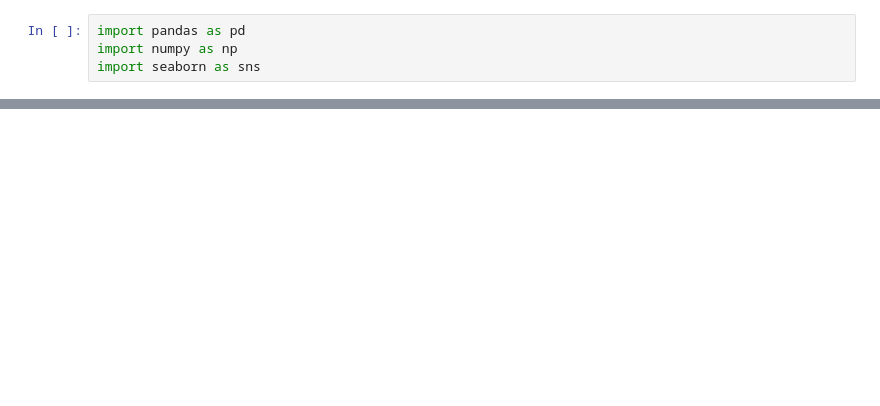
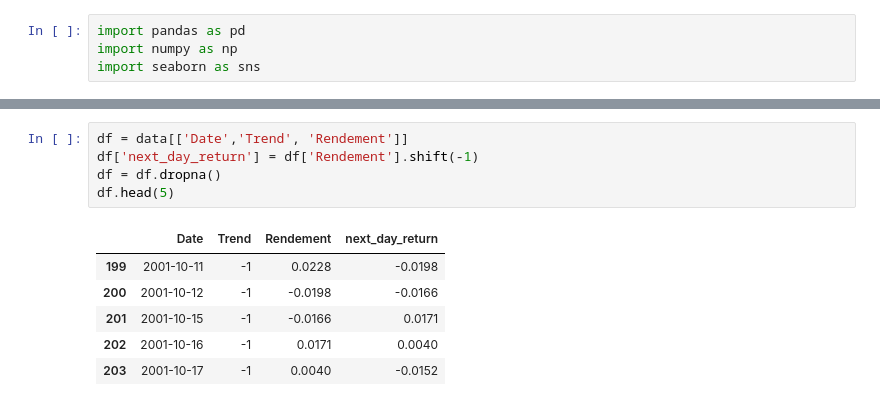
Before and after one commit to caladriusllc-code/caladrius-ml-learn, a Jupyter notebook: src/main.ipynb, the cells around one changed output, grey strips where cells are left out. Drawn from its saved outputs; the diff is of its cells as text; blank space fills up the shorter version.

```diff
--- a/src/main.ipynb
+++ b/src/main.ipynb
@@ -133,0 +77,12 @@ data.to_csv("data_prepared.csv")
+# %%
+df = data[['Date','Trend', 'Rendement']]
+df['next_day_return'] = df['Rendement'].shift(-1)
+df = df.dropna()
+df.head(5)
+# %% [output]
+|  | Date | Trend | Rendement | next_day_return |
+| 199 | 2001-10-11 | -1 | 0.0228 | -0.0198 |
+| 200 | 2001-10-12 | -1 | -0.0198 | -0.0166 |
+| 201 | 2001-10-15 | -1 | -0.0166 | 0.0171 |
+| 202 | 2001-10-16 | -1 | 0.0171 | 0.0040 |
+| 203 | 2001-10-17 | -1 | 0.0040 | -0.0152 |
```
Also changed, not shown: parts of 13 cells of this notebook, 1 other file.
